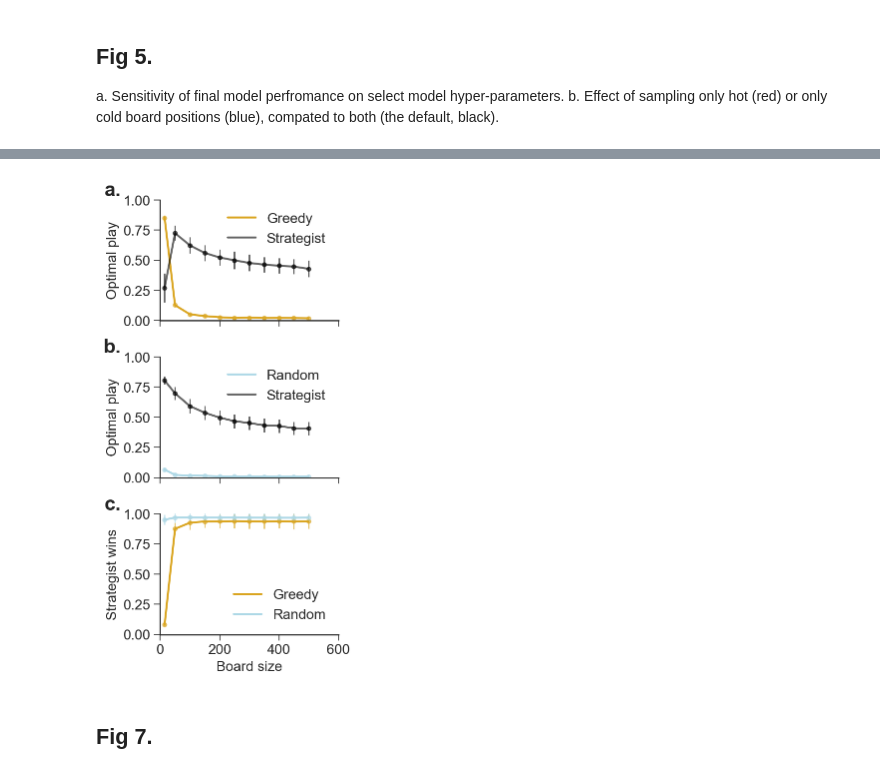
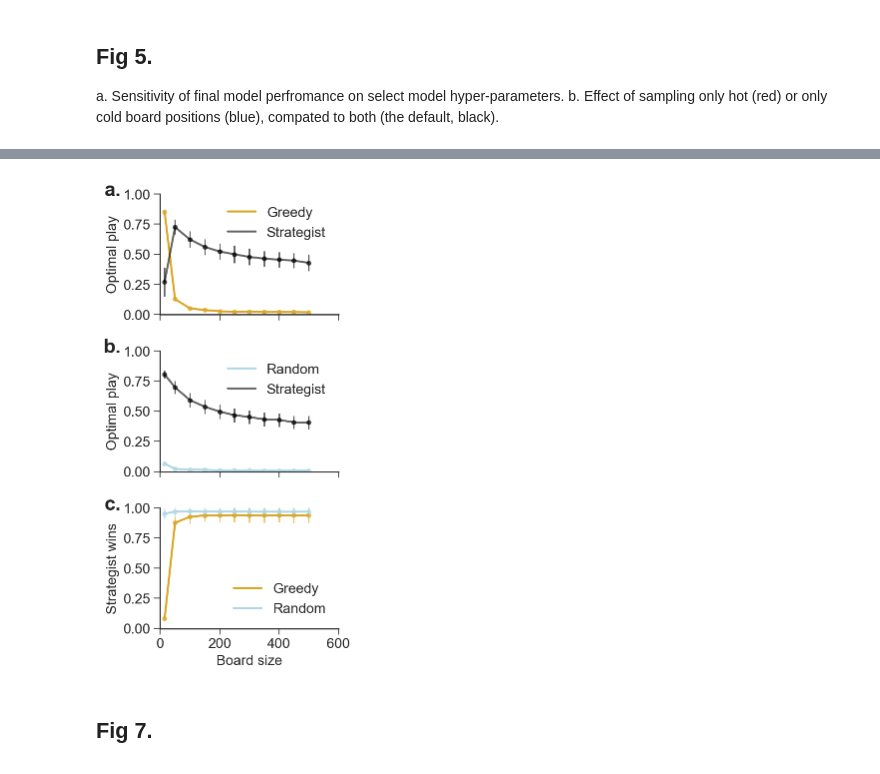
Before and after one commit to CoAxLab/azad, a Jupyter notebook: notebooks/figures.ipynb, the cells around one changed output, grey strips where cells are left out. Cells and saved outputs as stored; diff of their text form; code cells hidden in the pictures.

```diff
--- a/notebooks/figures.ipynb
+++ b/notebooks/figures.ipynb
@@ -371,7 +375,7 @@ _ = ax[0].legend()
 _ = ax[0].set_ylabel("Optimal play")
 _ = ax[0].set_ylim(0, 1.0)
 _ = ax[2].set_xlim(0, 500)
-_ = ax[0].text(-0.22, 1.15, "a.", transform=ax[0].transAxes,
+_ = ax[0].text(-0.22, 1.1, "a.", transform=ax[0].transAxes,
       fontsize=20, fontweight='bold', va='top', ha='right')
 
 # RANDOM:
@@ -397,7 +401,7 @@ _ = ax[1].legend()
 _ = ax[1].set_ylabel("Optimal play")
 _ = ax[1].set_ylim(0, 1.0)
 _ = ax[1].set_xlim(0, 500)
-_ = ax[1].text(-0.22, 1.15, "b.", transform=ax[1].transAxes,
+_ = ax[1].text(-0.22, 1.1, "b.", transform=ax[1].transAxes,
       fontsize=20, fontweight='bold', va='top', ha='right')
 
 # --------------------------------------------------------------
@@ -405,34 +409,36 @@ _ = ax[1].text(-0.22, 1.15, "b.", transform=ax[1].transAxes,
 n_eval = 1000.0
 
 # Greedy
 g, m, s = [], [], []
 for i, (game, v) in enumerate(exp_24_a.items()):
     g.append(game[1])
     m.append(np.mean(v["wins"])/n_eval)
     s.append(2*st.sem(v["wins"])/n_eval)
 _ = ax[2].errorbar(x=g, y=m, yerr=s, fmt='o', color='goldenrod', alpha=0.6, markersize=4)
 _ = ax[2].plot(g, m, linestyle="-", linewidth=2, color='goldenrod', alpha=1, label="Greedy")
 
 # Random
 g, m, s = [], [], []
 for i, (game, v) in enumerate(exp_24_b.items()):
     g.append(game[1])
     m.append(np.mean(v["wins"])/n_eval)
     s.append(2*st.sem(v["wins"])/n_eval)
 _ = ax[2].errorbar(x=g, y=m, yerr=s, fmt='o', color='lightblue', alpha=0.6, markersize=4)
 _ = ax[2].plot(g, m, linestyle="-", linewidth=2, color='lightblue', label="Random")
-_ = ax[2].text(-0.22, 1.15, "c.", transform=ax[2].transAxes,
+_ = ax[2].text(-0.22, 1.1, "c.", transform=ax[2].transAxes,
       fontsize=20, fontweight='bold', va='top', ha='right')
 
 _ = ax[2].legend()
 _ = ax[2].set_xlabel("Board size")
 _ = ax[2].set_ylabel("Strategist wins")
 _ = ax[2].set_ylim(0, 1)
 _ = ax[2].set_xlim(0, 600)
 
 _ = sns.despine()
 _ = fig.subplots_adjust(hspace=.3)
+
+plt.savefig("figure_6.png", dpi=500, bbox_inches='tight')
 # %% [output]
-[figure, old version]
+[figure, new version]
 # %% [markdown]
 ## Fig 7.
```
Also changed, not shown: parts of 4 cells of this notebook.
